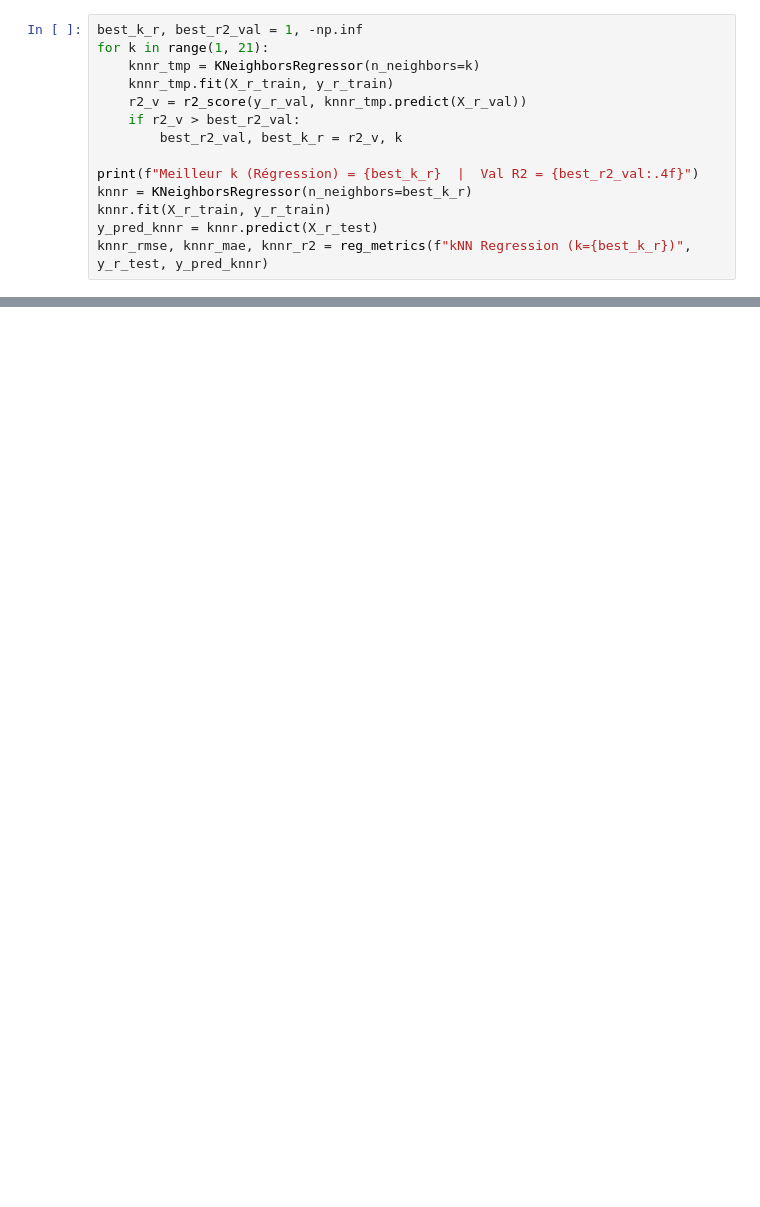
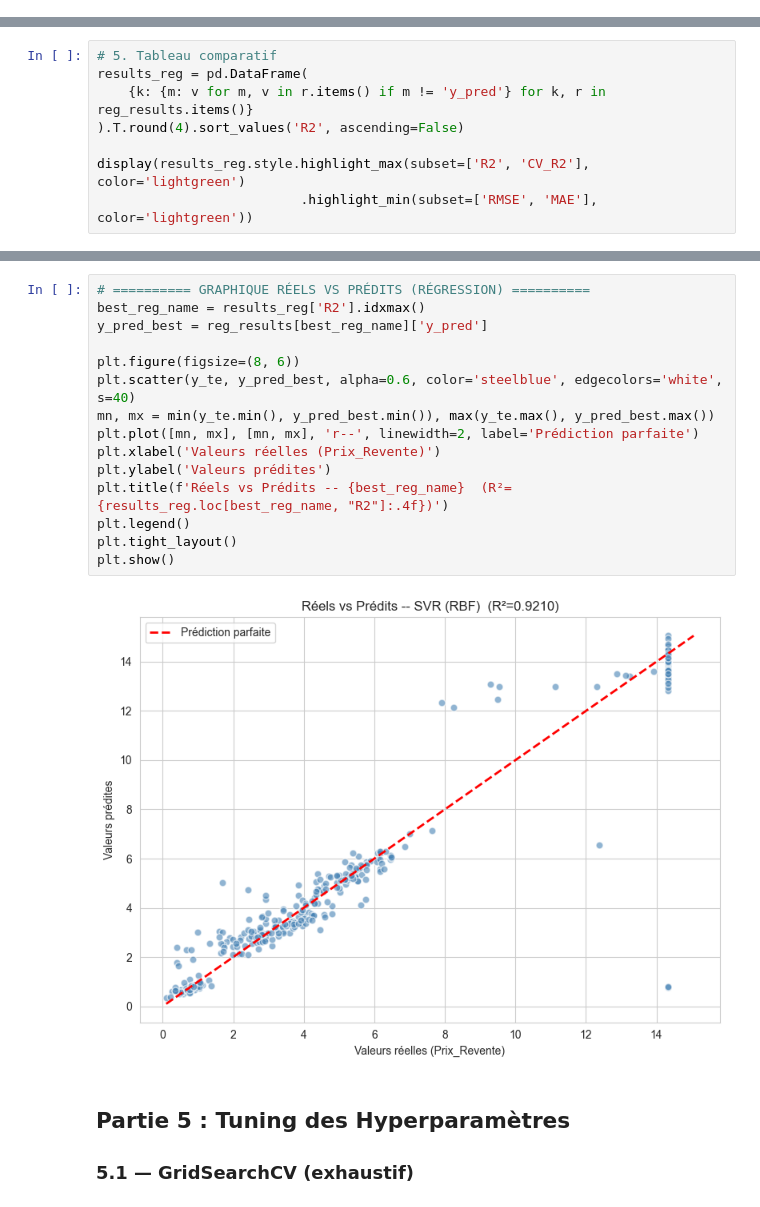
Before and after one commit to baccarifarah/eco-smart-classifier, a Jupyter notebook: src/modeling/regression.ipynb, the cells around one changed output, grey strips where cells are left out. Saved outputs shown, nothing was run; the diff lists cells and outputs as text; blank space fills up the shorter version.

Commit message:
correction regression

```diff
--- a/src/modeling/regression.ipynb
+++ b/src/modeling/regression.ipynb
@@ -83,14 +0,0 @@ Lasso                               RMSE:     2.481 | MAE:     1.923 | R2: 0.756
-# %%
-best_k_r, best_r2_val = 1, -np.inf
-for k in range(1, 21):
-    knnr_tmp = KNeighborsRegressor(n_neighbors=k)
-    knnr_tmp.fit(X_r_train, y_r_train)
-    r2_v = r2_score(y_r_val, knnr_tmp.predict(X_r_val))
-    if r2_v > best_r2_val:
-        best_r2_val, best_k_r = r2_v, k
-
-print(f"Meilleur k (Régression) = {best_k_r}  |  Val R2 = {best_r2_val:.4f}")
-knnr = KNeighborsRegressor(n_neighbors=best_k_r)
-knnr.fit(X_r_train, y_r_train)
-y_pred_knnr = knnr.predict(X_r_test)
-knnr_rmse, knnr_mae, knnr_r2 = reg_metrics(f"kNN Regression (k={best_k_r})", y_r_test, y_pred_knnr)
@@ -509,0 +135,8 @@ Comparaison Baseline / GridSearch / Optuna :
+# %%
+# 5. Tableau comparatif
+results_reg = pd.DataFrame(
+    {k: {m: v for m, v in r.items() if m != 'y_pred'} for k, r in reg_results.items()}
+).T.round(4).sort_values('R2', ascending=False)
+
+display(results_reg.style.highlight_max(subset=['R2', 'CV_R2'], color='lightgreen')
+                          .highlight_min(subset=['RMSE', 'MAE'], color='lightgreen'))
@@ -509,0 +152,22 @@ Comparaison Baseline / GridSearch / Optuna :
+# %%
+# ========== GRAPHIQUE RÉELS VS PRÉDITS (RÉGRESSION) ==========
+best_reg_name = results_reg['R2'].idxmax()
+y_pred_best = reg_results[best_reg_name]['y_pred']
+
+plt.figure(figsize=(8, 6))
+plt.scatter(y_te, y_pred_best, alpha=0.6, color='steelblue', edgecolors='white', s=40)
+mn, mx = min(y_te.min(), y_pred_best.min()), max(y_te.max(), y_pred_best.max())
+plt.plot([mn, mx], [mn, mx], 'r--', linewidth=2, label='Prédiction parfaite')
+plt.xlabel('Valeurs réelles (Prix_Revente)')
+plt.ylabel('Valeurs prédites')
+plt.title(f'Réels vs Prédits -- {best_reg_name}  (R²={results_reg.loc[best_reg_name, "R2"]:.4f})')
+plt.legend()
+plt.tight_layout()
+plt.show()
+# %% [output]
+[figure, added]
+# %% [markdown]
+
+## Partie 5 : Tuning des Hyperparamètres
+
+### 5.1 — GridSearchCV (exhaustif)
```
Also changed, not shown: parts of 44 cells of this notebook.
